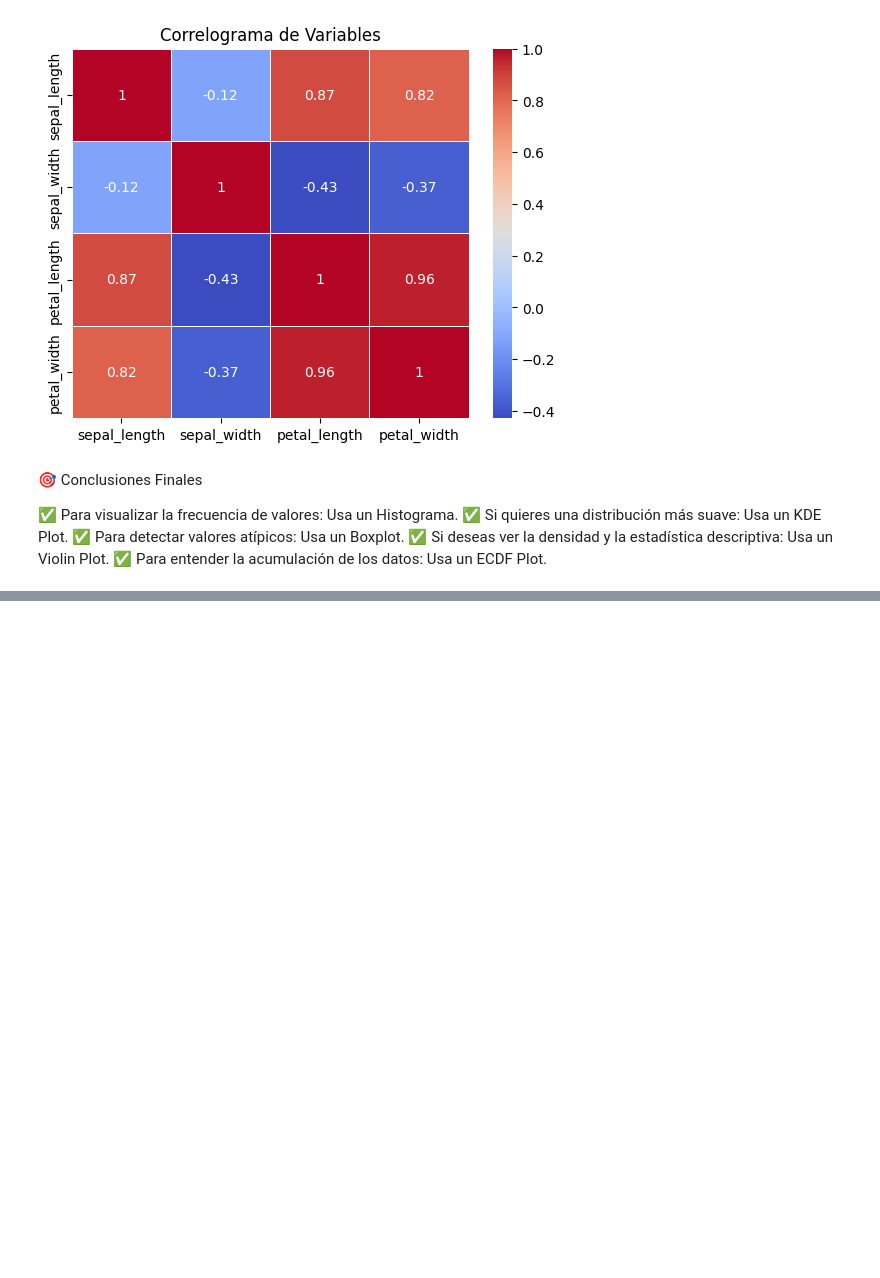
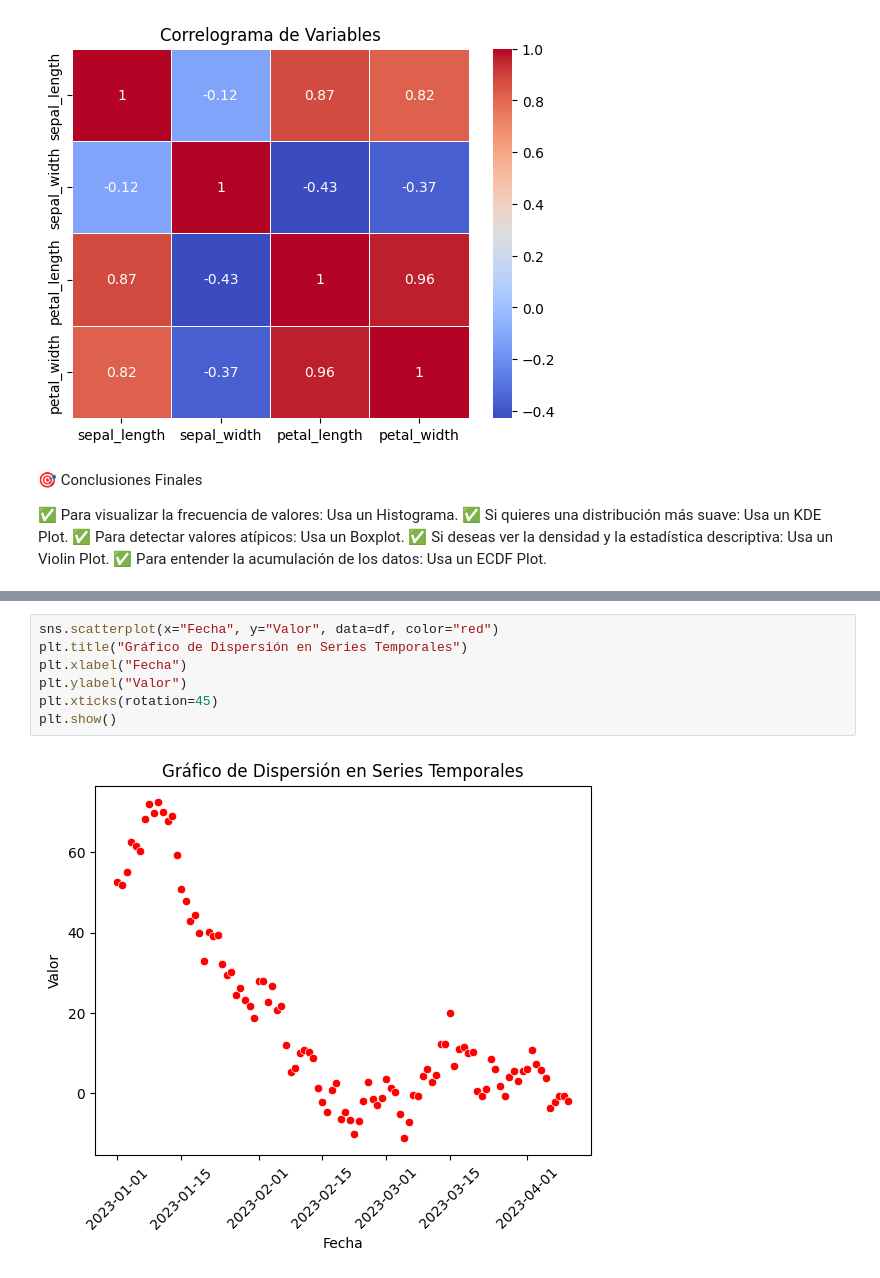
Before and after one commit to jorgesislema/python-mastery, a Jupyter notebook: 03-Data_Science_e_IA/Gráficos en Seaborn.ipynb, the cells around one changed output, grey strips where cells are left out. Saved outputs shown, nothing was run; the diff lists cells and outputs as text; blank space fills up the shorter version.

```diff
--- a/03-Data_Science_e_IA/Gráficos en Seaborn.ipynb
+++ b/03-Data_Science_e_IA/Gráficos en Seaborn.ipynb
@@ -721,0 +809,9 @@ plt.show()
+# %%
+sns.scatterplot(x="Fecha", y="Valor", data=df, color="red")
+plt.title("Gráfico de Dispersión en Series Temporales")
+plt.xlabel("Fecha")
+plt.ylabel("Valor")
+plt.xticks(rotation=45)
+plt.show()
+# %% [output]
+[figure, added]
```
Also changed, not shown: parts of 8 cells of this notebook.
